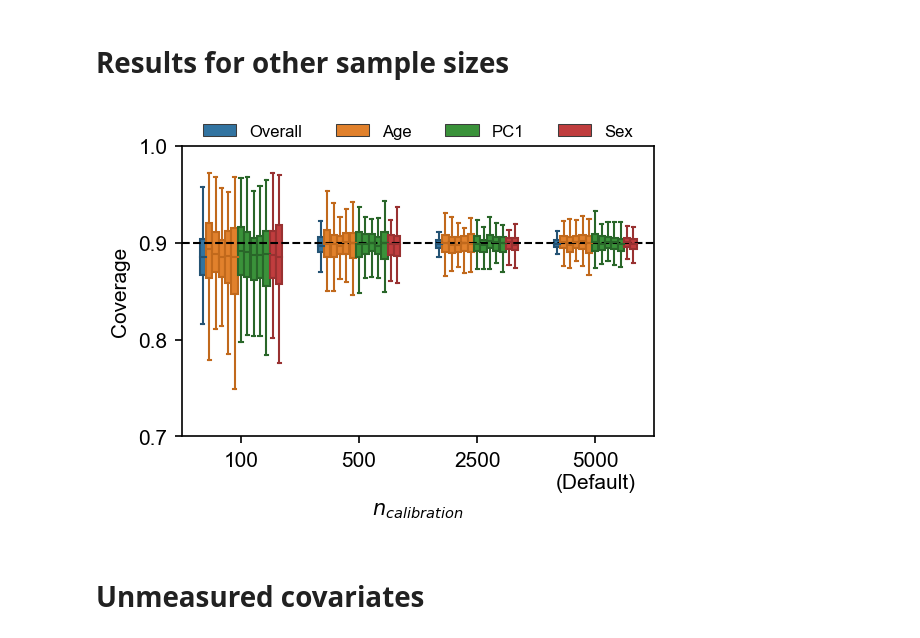
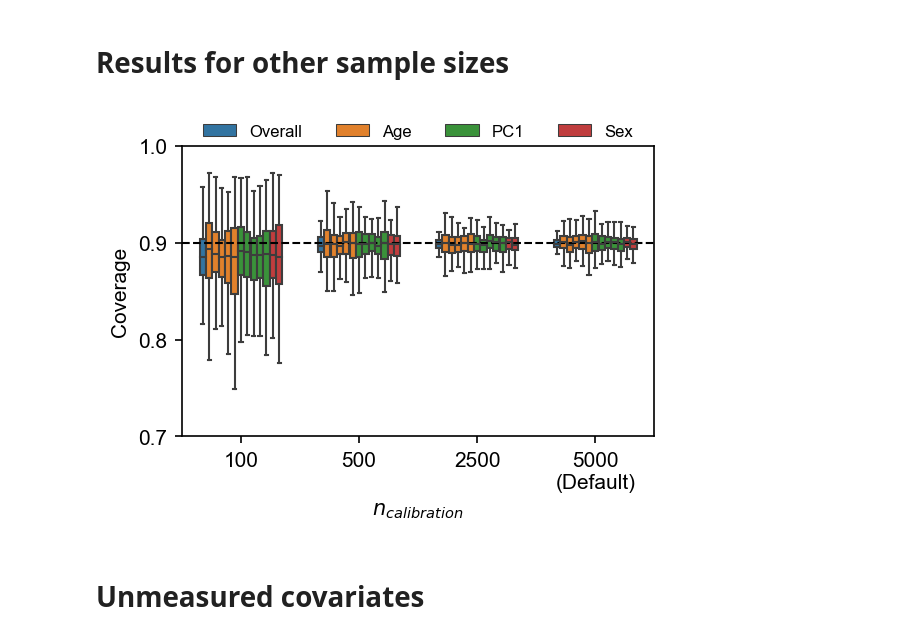
Before and after one commit to KangchengHou/calpred-manuscript, a Jupyter notebook: experiments/simulation/plot.ipynb, the cells around one changed output. Drawn from its saved outputs; the diff is of its cells as text; code cells hidden in the pictures.

```diff
--- a/experiments/simulation/plot.ipynb
+++ b/experiments/simulation/plot.ipynb
@@ -103,7 +104,7 @@ df_plot = df_stats[df_stats["method"] == "all"].drop(columns=["method"])
 
 fig, ax = plt.subplots(figsize=(4, 3), dpi=150)
 
-sns.boxplot(
+bplot = sns.boxplot(
     x="n",
     y="coverage",
     hue="col",
@@ -121,36 +122,36 @@ ax.set_ylabel("Coverage")
 labels = [lab.get_text() for lab in ax.get_xticklabels()]
 labels[-1] = labels[-1] + "\n(Default)"
 ax.set_xticklabels(labels)
-lighten_boxplot(ax)
+
 handles, labels = ax.get_legend_handles_labels()
 
 handles = [
     h
     for h, lab in zip(handles, labels)
     if lab in ["marginal", "AGE_q_0", "PC1_q_0", "SEX_q_0"]
 ]
 
 ax.legend(
     handles=handles,
     labels=[
         "Overall",
         "Age",
         "PC1",
         "Sex",
     ],
     title=None,
     ncol=4,
     loc="center",
     bbox_to_anchor=(0.5, 1.05),
     fontsize=8,
     frameon=False,
 )
 ax.set_ylim(0.7, 1.0)
 plt.tight_layout()
 
 # plt.savefig(f"results/simulation_vary_n.pdf", bbox_inches="tight")
 # %% [output]
-[figure, old version]
+[figure, new version]
 # %% [markdown]
 # Unmeasured covariates
 # %%
```
Also changed, not shown: parts of 4 cells of this notebook, 1 other file.
